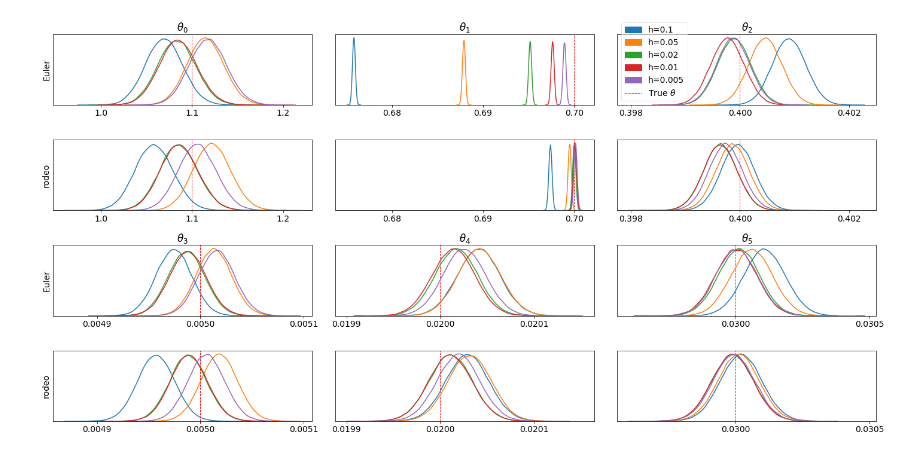
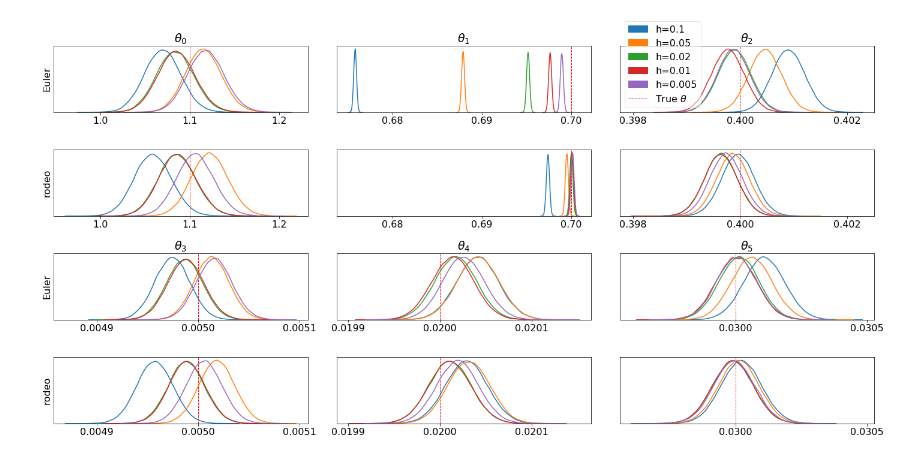
Before and after one commit to mlysy/rodeo-legacy, a Jupyter notebook: examples/Graphs in Paper.ipynb, the cells around one changed output. Cells and saved outputs as stored; diff of their text form; code cells hidden in the pictures.

```diff
--- a/examples/Graphs in Paper.ipynb
+++ b/examples/Graphs in Paper.ipynb
@@ -348,32 +351,32 @@ def mseir_example(load_calcs=False):
         # Parameter inference using Euler's approximation
         theta_euler = np.zeros((len(hlst), n_samples, n_theta))
         for i in range(len(hlst)):
             phi_hat, phi_var = inf.phi_fit(Y_t, x0, hlst[i], theta_true, phi_sd, gamma, False)
             theta_euler[i] = inf.theta_sample(phi_hat, phi_var, n_samples)
         np.save('saves/mseir_theta_euler.npy', theta_euler)
 
         # Parameter inference using Kalman solver
         theta_kalman = np.zeros((len(hlst), n_samples, n_theta))
         for i in range(len(hlst)):
             ode_init= ibm_init(hlst[i], n_deriv_prior, sigma)
             x0_state = zero_pad(X0, n_deriv, n_deriv_prior)
             kinit = indep_init(ode_init, n_deriv_prior)
             n_eval = int((tmax-tmin)/hlst[i])
             kode = KalmanODE(W, tmin, tmax, n_eval, mseir, **kinit)
             inf.kode = kode
             inf.W = W
             phi_hat, phi_var = inf.phi_fit(Y_t, x0_state, hlst[i], theta_true, phi_sd, gamma, True)
             theta_kalman[i] = inf.theta_sample(phi_hat, phi_var, n_samples)
         np.save('saves/mseir_theta_kalman.npy', theta_kalman)
 
     # Produces the graph in Figure 4
-    plt.rcParams.update({'font.size': 14})
+    plt.rcParams.update({'font.size': 16})
     figure = inf.theta_plot(theta_euler, theta_kalman, theta_true, hlst, rows=2)
     figure.savefig('figures/mseirfigure.pdf')
     plt.show()
     return
 
 if __name__ == '__main__':
     mseir_example(True)
 # %% [output]
-[figure, old version]
+[figure, new version]
```
Also changed, not shown: parts of 3 cells of this notebook.
